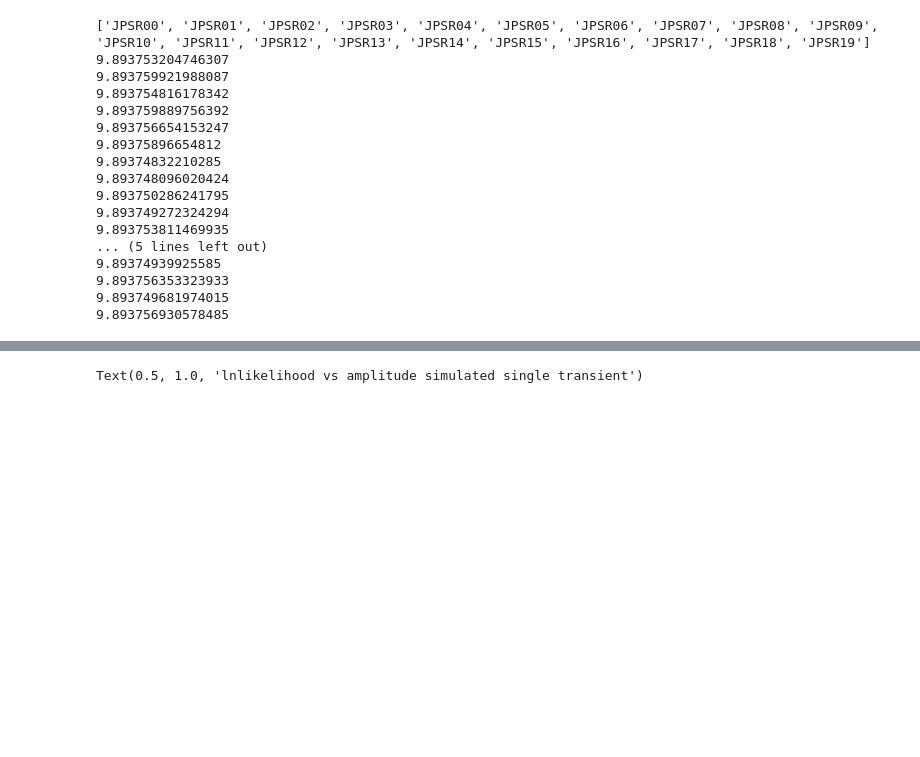
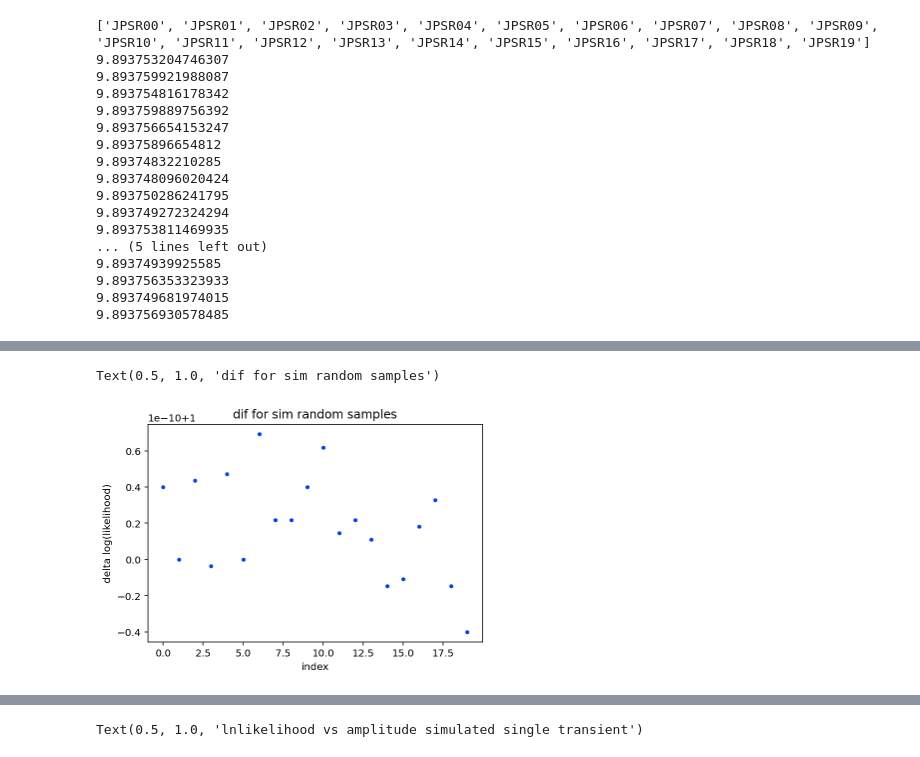
Before and after one commit to JacobATaylor/QuickBurst, a Jupyter notebook: Likelihood_tests.ipynb, the cells around one changed output, grey strips where cells are left out. Drawn from its saved outputs; the diff is of its cells as text; code cells hidden in the pictures; blank space fills up the shorter version.

Commit message:
Full capability for handeling multiple glitches and transients! Needs speed up and clean up

```diff
--- a/Likelihood_tests.ipynb
+++ b/Likelihood_tests.ipynb
@@ -414,3 +297,13 @@ Text(0.5, 1.0, 'lnlikelihood comparisons multi glitch on sim')
+# %%
+plt.plot(np.exp(log_L_Fast - log_L_Ent), ls='', marker='.', color='xkcd:blue')
+#plt.gca().axhline(0.1, ls='--', color='xkcd:green')
+plt.xlabel("index")
+plt.ylabel("delta log(likelihood)")
+plt.title('dif for sim random samples')
+#plt.savefig('/home/reyna/BayesHopperBurst/testing plots/simulated_Multi_transient_precentDif.png')
+# %% [output]
+Text(0.5, 1.0, 'dif for sim random samples')
+[figure, added]
 # %%
 plt.plot(log_L_Fast/log_L_Ent - 1, ls='', marker='.', color='xkcd:blue')
 #plt.gca().axhline(0.1, ls='--', color='xkcd:green')
```
Also changed, not shown: parts of 43 cells of this notebook, 2 other files.
